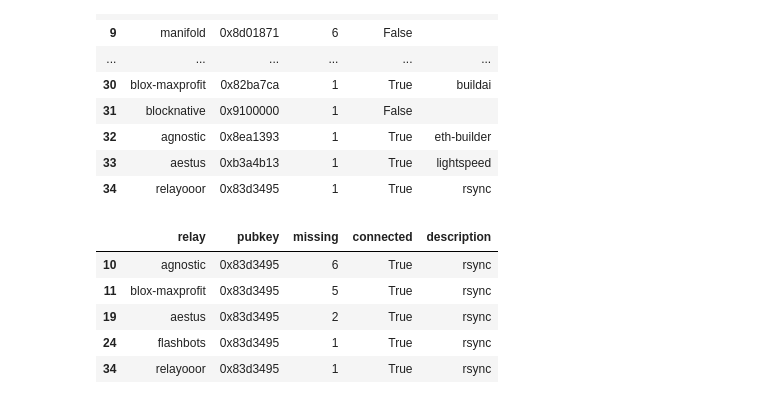
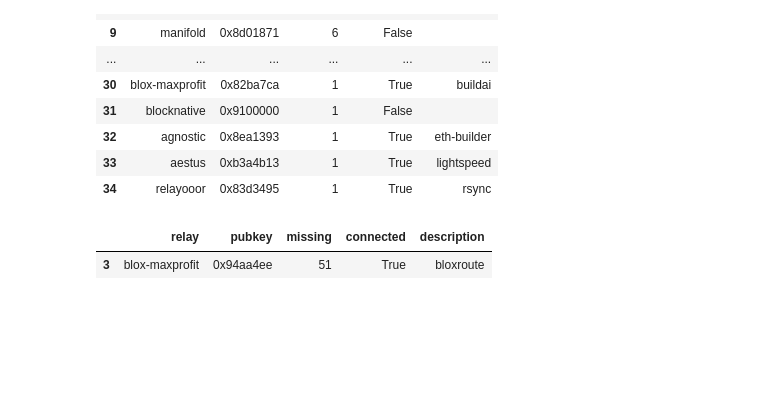
Before and after one commit to michaelneuder/relay-data, a Jupyter notebook: mainnet/missing-blocks.ipynb, the cells around one changed output. Drawn from its saved outputs; the diff is of its cells as text; code cells hidden in the pictures; blank space fills up the shorter version.

Commit message:
missing blox

```diff
--- a/mainnet/missing-blocks.ipynb
+++ b/mainnet/missing-blocks.ipynb
@@ -247,11 +288,7 @@ pairs
 | 33 | aestus | 0xb3a4b13 | 1 | True | lightspeed |
 | 34 | relayooor | 0x83d3495 | 1 | True | rsync |
 # %%
-pairs[pairs['pubkey'] == "0x83d3495"]
+pairs[pairs['pubkey'] == "0x94aa4ee"]
 # %% [output]
 |  | relay | pubkey | missing | connected | description |
-| 10 | agnostic | 0x83d3495 | 6 | True | rsync |
-| 11 | blox-maxprofit | 0x83d3495 | 5 | True | rsync |
-| 19 | aestus | 0x83d3495 | 2 | True | rsync |
-| 24 | flashbots | 0x83d3495 | 1 | True | rsync |
-| 34 | relayooor | 0x83d3495 | 1 | True | rsync |
+| 3 | blox-maxprofit | 0x94aa4ee | 51 | True | bloxroute |
```
Also changed, not shown: parts of 13 cells of this notebook, 2 other files.
